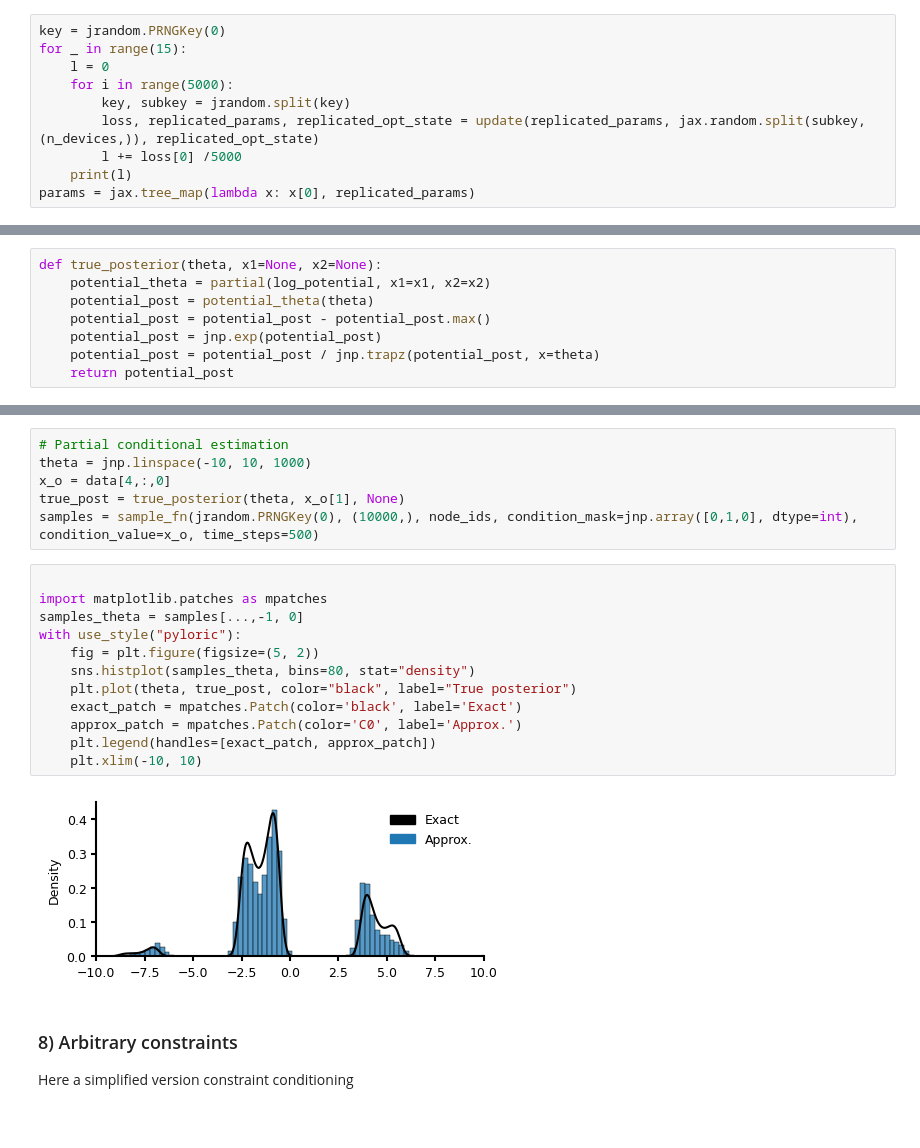
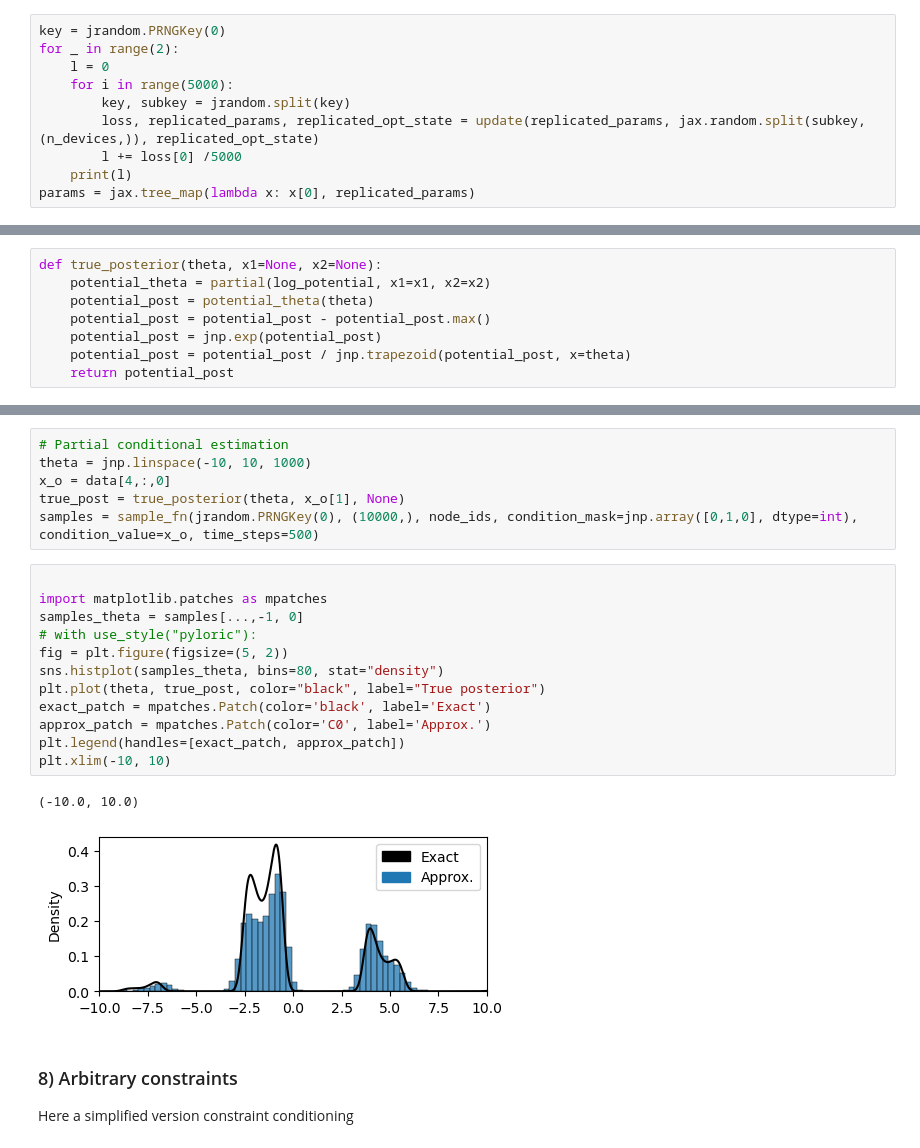
Before and after one commit to aurelio-amerio/diffusion, a Jupyter notebook: devel/base-example-sbi/1_minimal_code_example_simformer.ipynb, the cells around one changed output, grey strips where cells are left out. Cells and saved outputs as stored; diff of their text form.

```diff
--- a/devel/base-example-sbi/1_minimal_code_example_simformer.ipynb
+++ b/devel/base-example-sbi/1_minimal_code_example_simformer.ipynb
@@ -299,7 +299,7 @@ replicated_params = jax.tree_map(lambda x: jnp.array([x] * n_devices), params)
 replicated_opt_state = jax.tree_map(lambda x: jnp.array([x] * n_devices), opt_state)
 # %%
 key = jrandom.PRNGKey(0)
-for _ in range(15):
+for _ in range(2):
     l = 0
     for i in range(5000):
         key, subkey = jrandom.split(key)
@@ -412,7 +399,7 @@ def true_posterior(theta, x1=None, x2=None):
     potential_post = potential_theta(theta)
     potential_post = potential_post - potential_post.max()
     potential_post = jnp.exp(potential_post)
-    potential_post = potential_post / jnp.trapz(potential_post, x=theta)
+    potential_post = potential_post / jnp.trapezoid(potential_post, x=theta)
     return potential_post
 # %%
 # Full conditional estimation
@@ -440,17 +428,18 @@ samples = sample_fn(jrandom.PRNGKey(0), (10000,), node_ids, condition_mask=jnp.a
 # %%
 
 import matplotlib.patches as mpatches
 samples_theta = samples[...,-1, 0]
-with use_style("pyloric"):
-    fig = plt.figure(figsize=(5, 2))
-    sns.histplot(samples_theta, bins=80, stat="density")
-    plt.plot(theta, true_post, color="black", label="True posterior")
-    exact_patch = mpatches.Patch(color='black', label='Exact')
-    approx_patch = mpatches.Patch(color='C0', label='Approx.')
-    plt.legend(handles=[exact_patch, approx_patch])
-    plt.xlim(-10, 10)
+# with use_style("pyloric"):
+fig = plt.figure(figsize=(5, 2))
+sns.histplot(samples_theta, bins=80, stat="density")
+plt.plot(theta, true_post, color="black", label="True posterior")
+exact_patch = mpatches.Patch(color='black', label='Exact')
+approx_patch = mpatches.Patch(color='C0', label='Approx.')
+plt.legend(handles=[exact_patch, approx_patch])
+plt.xlim(-10, 10)
 # %% [output]
+(-10.0, 10.0)
-[figure, old version]
+[figure, new version]
 # %% [markdown]
 ### 8) Arbitrary constraints
 
```
Also changed, not shown: parts of 7 cells of this notebook, 4 other files.
